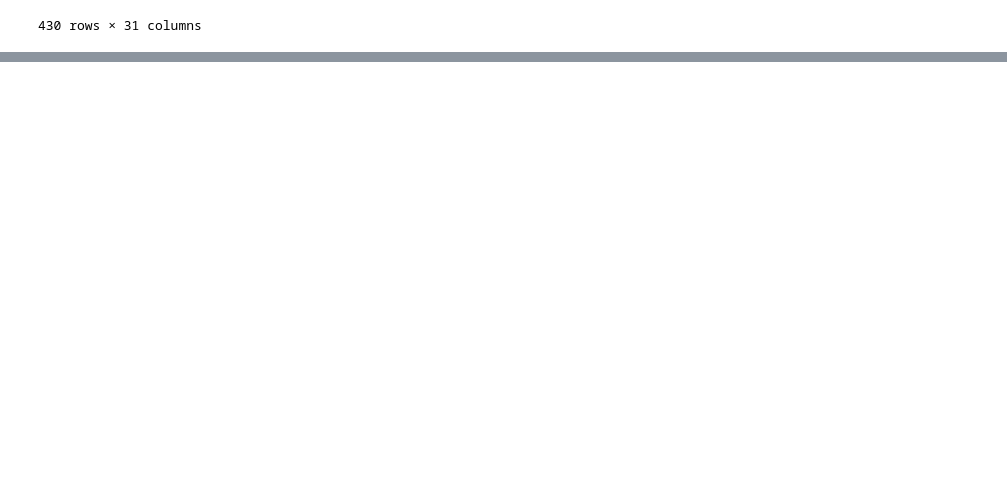
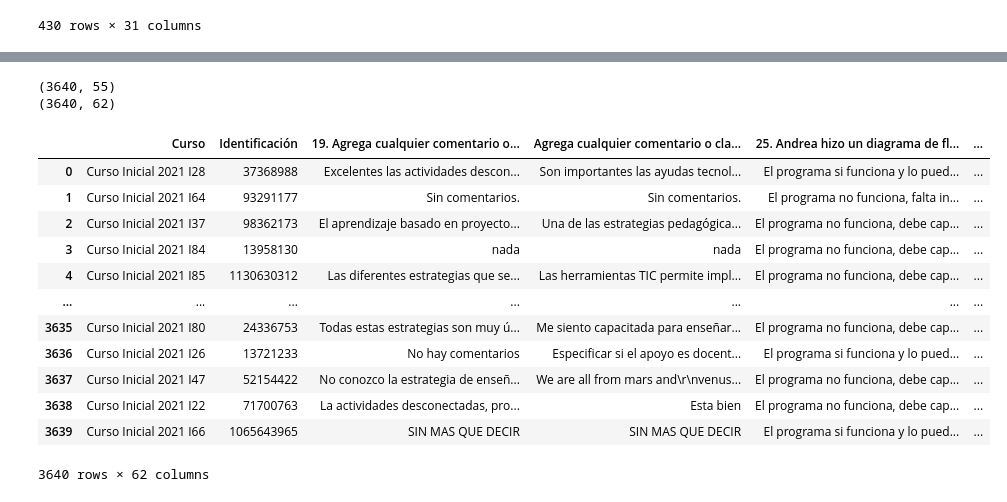
Before and after one commit to Grupo-Informatica-Educativa/CFK, a Jupyter notebook: src/data_cleaners/cleaning_Postest_Inicial_Avanzado.ipynb, the cells around one changed output, grey strips where cells are left out. Saved outputs shown, nothing was run; the diff lists cells and outputs as text; code cells hidden in the pictures; blank space fills up the shorter version.

Commit message:
posttest inicial v1 created

```diff
--- a/src/data_cleaners/cleaning_Postest_Inicial_Avanzado.ipynb
+++ b/src/data_cleaners/cleaning_Postest_Inicial_Avanzado.ipynb
@@ -11,6 +12,7 @@ df_avanzado = pd.read_csv('../../data/crudos/bd_full_avanzado.csv',
                           low_memory=False)
 
 df_inicial = df_inicial[df_inicial.Encuesta == 'U4 Cuestionario Final (25 puntos)']
+df_inicial.Pregunta = df_inicial.Pregunta.str.replace("\r", "")
 df_avanzado = df_avanzado[df_avanzado.Encuesta == 'UA4 Cuestionario final (15 puntos)']
 # %%
 # PIVOT DATA
@@ -34,6 +36,6 @@ pivot_avanzado.columns = [col.replace("\n", " ").strip()
 # %% [markdown]
 ## Limpieza de datos:
 # %%
-drop_both = ['Nombre', 'Apellido', 'Correo Electrónico', 'ID Asignado Por Moodle', 'Número de Cédula']
+drop_both = ['Nombre', 'Apellido', 'Correo Electrónico', 'ID Asignado Por Moodle', 'Número de Cédula', 'Por favor evalúe los siguientes enunciados de acuerdo con su experiencia:']
 pivot_inicial.drop(columns=drop_both, inplace=True, errors='ignore')
 pivot_avanzado.drop(columns=drop_both, inplace=True, errors='ignore')
@@ -216,0 +292,4 @@ pivot_avanzado
+# %%
+pivot_inicial.rename(columns=compartidas, inplace=True)
+pivot_inicial.rename(columns=inicial, inplace=True)
+pivot_inicial.to_excel('pivot_inicial_renamed.xlsx', index=False, encoding='utf-8-sig')
@@ -216,0 +319,15 @@ pivot_avanzado
+# %%
+## Pregunta 10
+col = "10. ¿Cuáles de las siguientes estrategias usted ha usado en sus clases? (Selección múltiple con múltiple respuesta)"
+opciones = [
+    "Motivar que las niñas participen y sean escuchadas, por ejemplo, alternándolas con los niños.",
+    "Estimular el liderazgo femenino, por ejemplo, que las niñas y adolescentes sean representantes de grupo.",
+    "Generar espacios de confianza para las niñas, por ejemplo, realizando reflexiones sobre el género al comienzo de la clase.",
+    "Prohibir y corregir los comentarios, actitudes y acciones sexistas.",
+    "Utilizar lenguaje inclusivo y no realizar estereotipos de género, por ejemplo, decir “todas las personas” en vez de “todos los niños” o evitar decir que las niñas son delicadas."
+]
+print(pivot_inicial.shape)
+
+divide_question_YES_NO(10, col, opciones, pivot_inicial)
+pivot_inicial.drop(columns=col, inplace=True)
+print(pivot_inicial.shape)
@@ -216,0 +369,37 @@ pivot_avanzado
+# %%
+## Pregunta 13
+col = "13. Por favor evalúe los siguientes enunciados de acuerdo con su experiencia:"
+df_res = pivot_inicial[col].str.split(r'\b\D+\b', expand=True)
+df_res
+df_res.iloc[:, 1:] = df_res.iloc[:, 1:].astype(int).replace(de_acuerdo)
+
+df_res.rename({
+    1: '13.1 Sé cómo resolver los problemas técnicos cuando fallan las TIC',
+    2: '13.2 Puedo aprender sobre nuevas tecnologías fácilmente',
+    3: '13.3 Sé cómo usar las TIC con los estudiantes en clase',
+    4: '13.4 Me apoyo en mis colegas para resolver problemas sobre cómo trabajar algún tema',
+    5: '13.5 Puedo hablar con otros docentes sobre el diseño de cursos',
+    6: '13.6 Siento que tengo apoyo de otros docentes para el diseño de mis cursos',
+    7: '13.7 No tengo con quién conversar sobre el diseño de mis cursos'
+}, axis=1, inplace=True)
+df_res.drop([0], axis=1, inplace=True)
+print(pivot_inicial.shape)
+add_columns(pivot_inicial, df_res)
+print(pivot_inicial.shape)
+pivot_inicial
+# %% [output]
+(3640, 55)
+(3640, 62)
+|  | Curso | Identificación | 19. Agrega cualquier comentario o... | Agrega cualquier comentario o cla... | 25. Andrea hizo un diagrama de fl... | ... |
+| 0 | Curso Inicial 2021 I28 | 37368988 | Excelentes las actividades descon... | Son importantes las ayudas tecnol... | El programa si funciona y lo pued... | ... |
+| 1 | Curso Inicial 2021 I64 | 93291177 | Sin comentarios. | Sin comentarios. | El programa no funciona, falta in... | ... |
+| 2 | Curso Inicial 2021 I37 | 98362173 | El aprendizaje basado en proyecto... | Una de las estrategias pedagógica... | El programa no funciona, debe cap... | ... |
+| 3 | Curso Inicial 2021 I84 | 13958130 | nada | nada | El programa no funciona, debe cap... | ... |
+| 4 | Curso Inicial 2021 I85 | 1130630312 | Las diferentes estrategias que se... | Las herramientas TIC permite impl... | El programa no funciona, debe cap... | ... |
+| ... | ... | ... | ... | ... | ... | ... |
+| 3635 | Curso Inicial 2021 I80 | 24336753 | Todas estas estrategias son muy ú... | Me siento capacitada para enseñar... | El programa no funciona, debe cap... | ... |
+| 3636 | Curso Inicial 2021 I26 | 13721233 | No hay comentarios | Especificar si el apoyo es docent... | El programa si funciona y lo pued... | ... |
+| 3637 | Curso Inicial 2021 I47 | 52154422 | No conozco la estrategia de enseñ... | We are all from mars and\r\nvenus... | El programa no funciona, debe cap... | ... |
+| 3638 | Curso Inicial 2021 I22 | 71700763 | La actividades desconectadas, pro... | Esta bien | El programa no funciona, debe cap... | ... |
+| 3639 | Curso Inicial 2021 I66 | 1065643965 | SIN MAS QUE DECIR | SIN MAS QUE DECIR | El programa si funciona y lo pued... | ... |
+3640 rows × 62 columns
```
Also changed, not shown: parts of 30 cells of this notebook.
